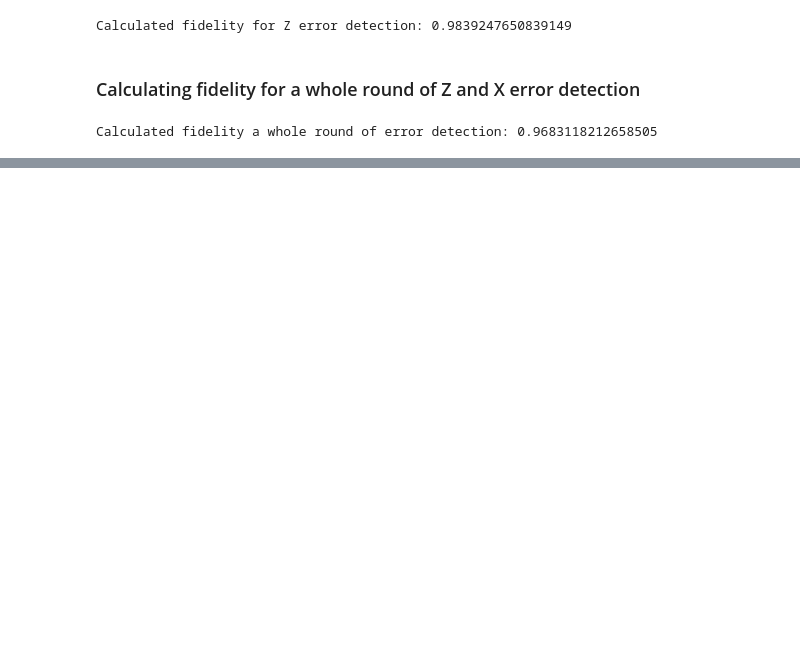
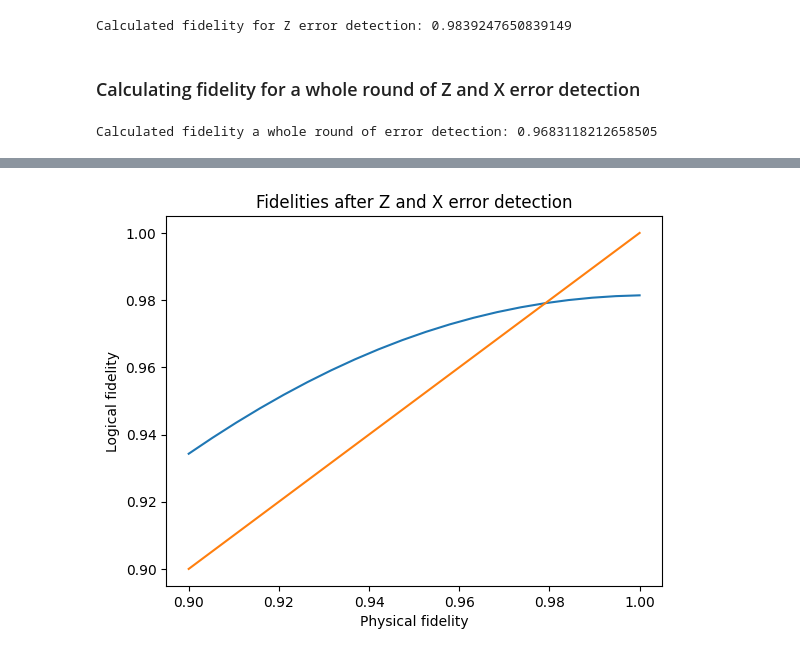
Before and after one commit to quantinuum-dev/optyx, a Jupyter notebook: notebooks/distributed-422-code.ipynb, the cells around one changed output, grey strips where cells are left out. Drawn from its saved outputs; the diff is of its cells as text; code cells hidden in the pictures; blank space fills up the shorter version.

```diff
--- a/notebooks/distributed-422-code.ipynb
+++ b/notebooks/distributed-422-code.ipynb
@@ -213,0 +257,12 @@ Calculated fidelity a whole round of error detection: 0.9683118212658505
+# %%
+yys = [fidelity(Logical_bell, error, n_rounds=2) for error in xs]
+# %%
+plt.plot(xs, yys)
+plt.plot(xs, xs)
+
+plt.title("Fidelities after Z and X error detection")
+plt.xlabel("Physical fidelity")
+plt.ylabel("Logical fidelity")
+plt.show()
+# %% [output]
+[figure, added]
```
Also changed, not shown: parts of 9 cells of this notebook.
